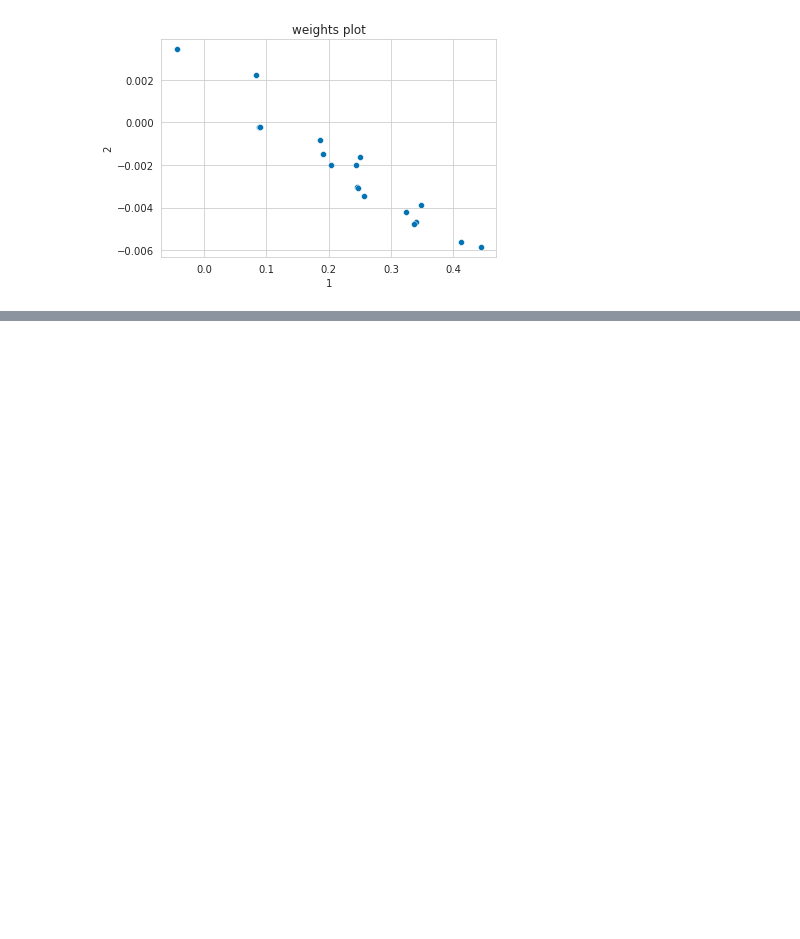
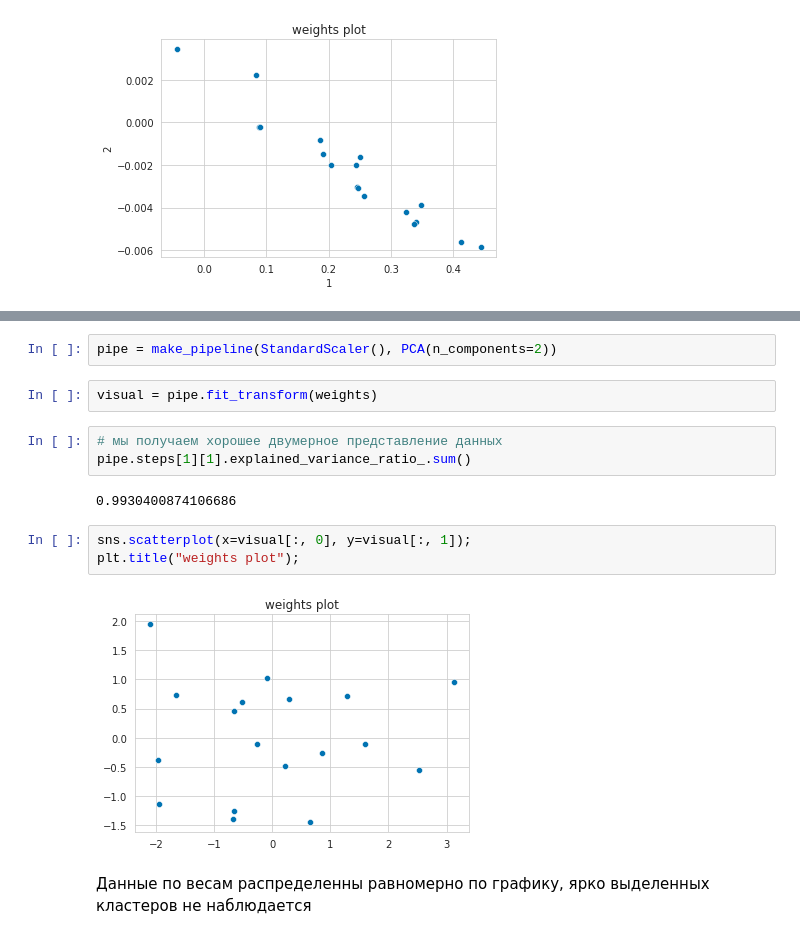
Before and after one commit to IMDxD/made_advance, a Jupyter notebook: home_work1.ipynb, the cells around one changed output, grey strips where cells are left out. Cells and saved outputs as stored; diff of their text form; blank space fills up the shorter version.

```diff
--- a/home_work1.ipynb
+++ b/home_work1.ipynb
@@ -587,0 +618,16 @@ plt.title("weights plot");
+# %%
+pipe = make_pipeline(StandardScaler(), PCA(n_components=2))
+# %%
+visual = pipe.fit_transform(weights)
+# %%
+# мы получаем хорошее двумерное представление данных
+pipe.steps[1][1].explained_variance_ratio_.sum()
+# %% [output]
+0.9930400874106686
+# %%
+sns.scatterplot(x=visual[:, 0], y=visual[:, 1]);
+plt.title("weights plot");
+# %% [output]
+[figure, added]
+# %% [markdown]
+Данные по весам распределенны равномерно по графику, ярко выделенных кластеров не наблюдается
```
Also changed, not shown: parts of 20 cells of this notebook.
